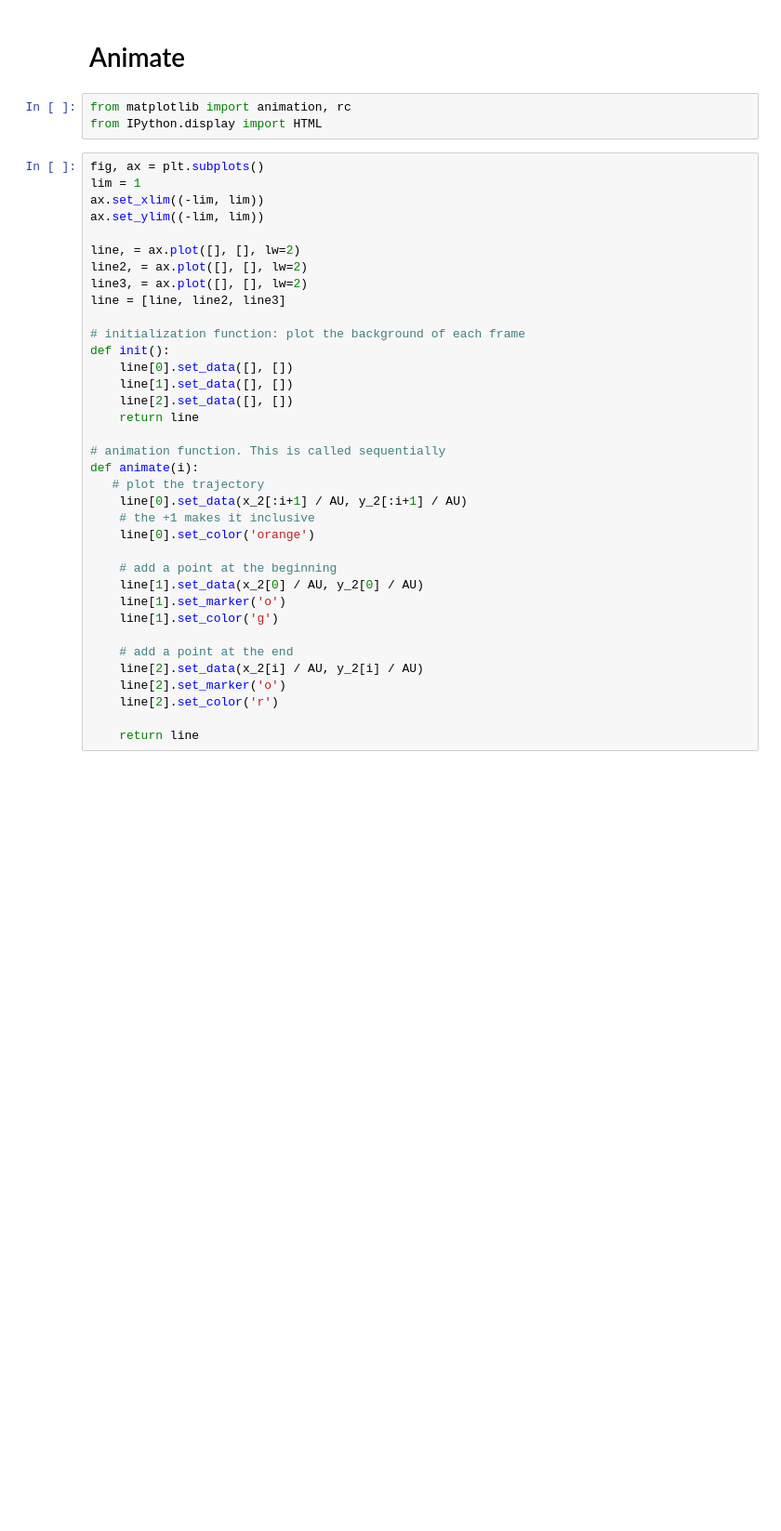
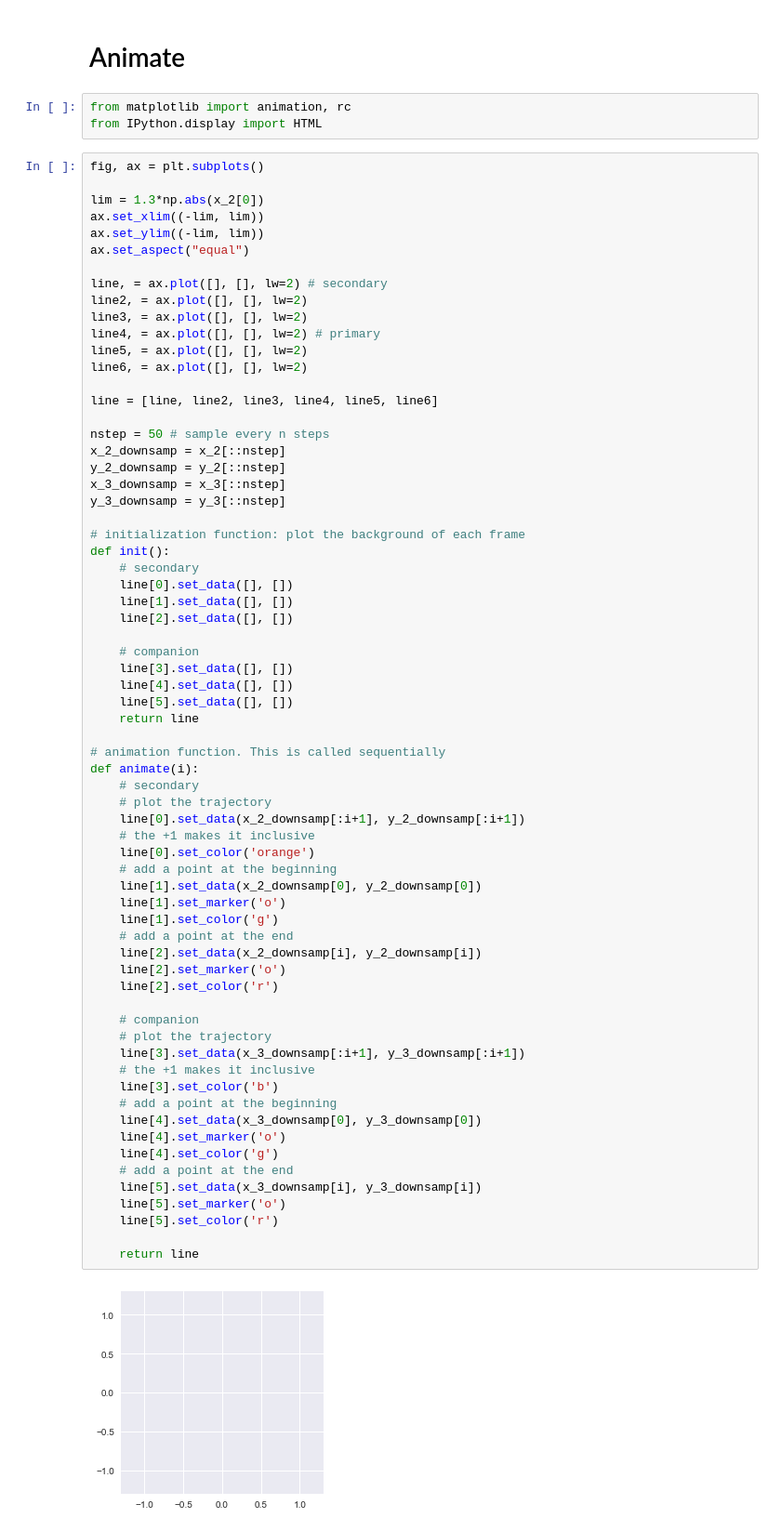
Before and after one commit to icweaver/moon-orbit, a Jupyter notebook: orbit.ipynb, the cells around one changed output. Shown: that part at 93% size. Drawn from its saved outputs; the diff is of its cells as text; blank space fills up the shorter version.

```diff
--- a/orbit.ipynb
+++ b/orbit.ipynb
@@ -156,40 +205,73 @@ from matplotlib import animation, rc
 from IPython.display import HTML
 # %%
 fig, ax = plt.subplots()
-lim = 1
+
+lim = 1.3*np.abs(x_2[0])
 ax.set_xlim((-lim, lim))
 ax.set_ylim((-lim, lim))
+ax.set_aspect("equal")
 
-line, = ax.plot([], [], lw=2)
+line, = ax.plot([], [], lw=2) # secondary
 line2, = ax.plot([], [], lw=2)
 line3, = ax.plot([], [], lw=2)
-line = [line, line2, line3]
+line4, = ax.plot([], [], lw=2) # primary
+line5, = ax.plot([], [], lw=2)
+line6, = ax.plot([], [], lw=2)
+
+line = [line, line2, line3, line4, line5, line6]
+
+nstep = 50 # sample every n steps
+x_2_downsamp = x_2[::nstep]
+y_2_downsamp = y_2[::nstep]
+x_3_downsamp = x_3[::nstep]
+y_3_downsamp = y_3[::nstep]
 
 # initialization function: plot the background of each frame
 def init():
+    # secondary
     line[0].set_data([], [])
     line[1].set_data([], [])
     line[2].set_data([], [])
+
+    # companion
+    line[3].set_data([], [])
+    line[4].set_data([], [])
+    line[5].set_data([], [])
     return line
 
 # animation function. This is called sequentially
 def animate(i):
-   # plot the trajectory
-    line[0].set_data(x_2[:i+1] / AU, y_2[:i+1] / AU)
+    # secondary
+    # plot the trajectory
+    line[0].set_data(x_2_downsamp[:i+1], y_2_downsamp[:i+1])
     # the +1 makes it inclusive
     line[0].set_color('orange')
-
     # add a point at the beginning
-    line[1].set_data(x_2[0] / AU, y_2[0] / AU)
+    line[1].set_data(x_2_downsamp[0], y_2_downsamp[0])
     line[1].set_marker('o')
     line[1].set_color('g')
-
     # add a point at the end
-    line[2].set_data(x_2[i] / AU, y_2[i] / AU)
+    line[2].set_data(x_2_downsamp[i], y_2_downsamp[i])
     line[2].set_marker('o')
     line[2].set_color('r')
 
+    # companion
+    # plot the trajectory
+    line[3].set_data(x_3_downsamp[:i+1], y_3_downsamp[:i+1])
+    # the +1 makes it inclusive
+    line[3].set_color('b')
+    # add a point at the beginning
+    line[4].set_data(x_3_downsamp[0], y_3_downsamp[0])
+    line[4].set_marker('o')
+    line[4].set_color('g')
+    # add a point at the end
+    line[5].set_data(x_3_downsamp[i], y_3_downsamp[i])
+    line[5].set_marker('o')
+    line[5].set_color('r')
+
     return line
+# %% [output]
+[figure, added]
 # %%
 # call the animator. blit=True re-draws just the parts that have
 # changed to make things a bit faster
```
Also changed, not shown: parts of 12 cells of this notebook.
